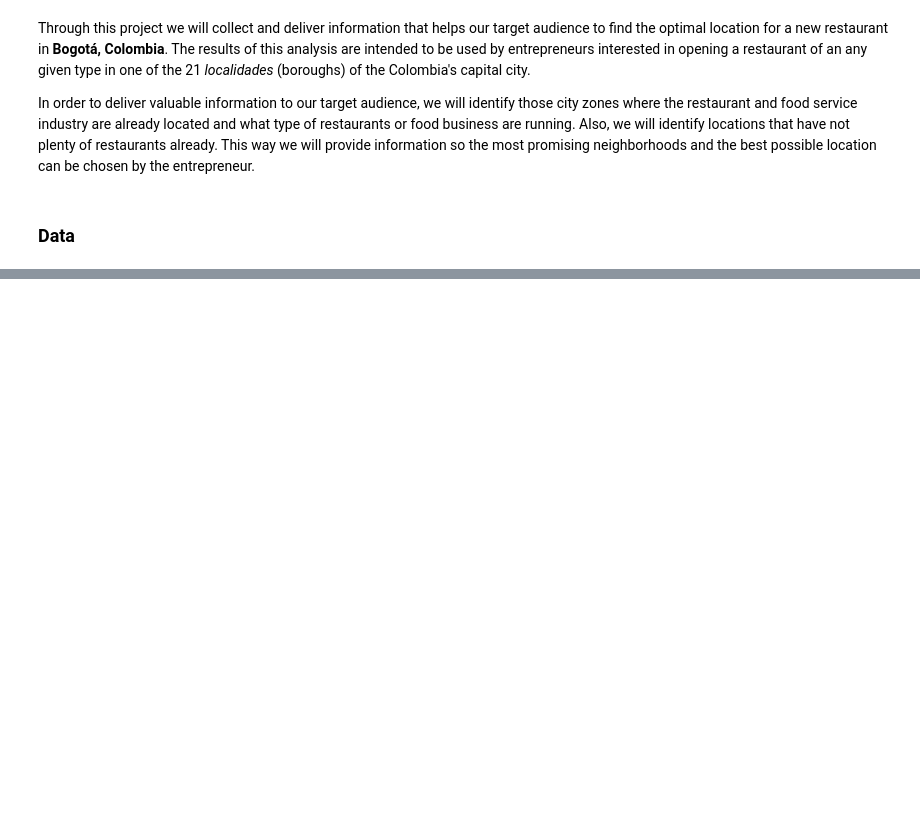
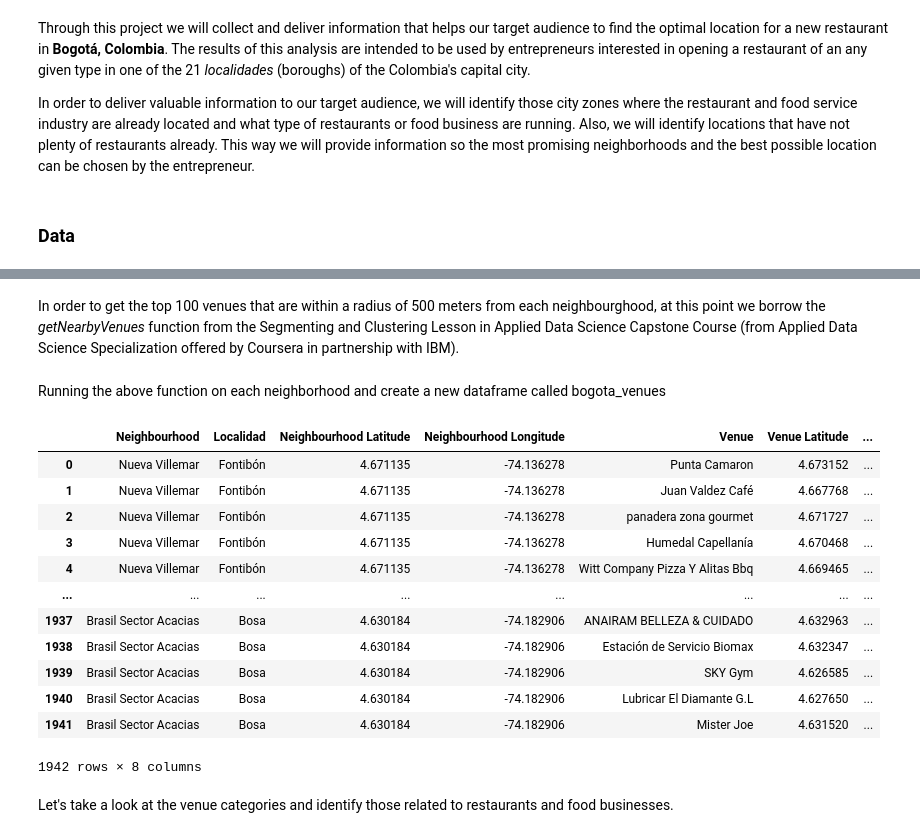
Before and after one commit to ocampodav/Coursera_Capstone, a Jupyter notebook: Capstone Project - The Battle of the Neighborhoods.ipynb, the cells around one changed output, grey strips where cells are left out. Saved outputs shown, nothing was run; the diff lists cells and outputs as text; code cells hidden in the pictures; blank space fills up the shorter version.

```diff
--- a/Capstone Project - The Battle of the Neighborhoods.ipynb
+++ b/Capstone Project - The Battle of the Neighborhoods.ipynb
@@ -27,0 +186,4 @@ The data sources that will be used to generate the required information:
+# %%
+#renaming the columns for simplicity
+data_neighbourhoods.columns = ['Neighbourhood','Localidad', 'Latitude', 'Longitude']
+data_neighbourhoods.head()
@@ -27,0 +199,3 @@ The data sources that will be used to generate the required information:
+# %%
+data_neighbourhoods = data_neighbourhoods.sample(n = 250, random_state = 1)
+data_neighbourhoods.reset_index(inplace= True , drop=True)
@@ -27,0 +229,2 @@ The data sources that will be used to generate the required information:
+# %% [markdown]
+In order to get the top 100 venues that are within a radius of 500 meters from each neighbourghood, at this point we borrow the _getNearbyVenues_ function from the Segmenting and Clustering Lesson in Applied Data Science Capstone Course (from Applied Data Science Specialization offered by Coursera in partnership with IBM).
@@ -27,0 +272,2 @@ The data sources that will be used to generate the required information:
+# %% [markdown]
+Running the above function on each neighborhood and create a new dataframe called bogota_venues
@@ -27,0 +280,18 @@ The data sources that will be used to generate the required information:
+# %%
+bogota_venues
+# %% [output]
+|  | Neighbourhood | Localidad | Neighbourhood Latitude | Neighbourhood Longitude | Venue | Venue Latitude | ... |
+| 0 | Nueva Villemar | Fontibón | 4.671135 | -74.136278 | Punta Camaron | 4.673152 | ... |
+| 1 | Nueva Villemar | Fontibón | 4.671135 | -74.136278 | Juan Valdez Café | 4.667768 | ... |
+| 2 | Nueva Villemar | Fontibón | 4.671135 | -74.136278 | panadera zona gourmet | 4.671727 | ... |
+| 3 | Nueva Villemar | Fontibón | 4.671135 | -74.136278 | Humedal Capellanía | 4.670468 | ... |
+| 4 | Nueva Villemar | Fontibón | 4.671135 | -74.136278 | Witt Company Pizza Y Alitas Bbq | 4.669465 | ... |
+| ... | ... | ... | ... | ... | ... | ... | ... |
+| 1937 | Brasil Sector Acacias | Bosa | 4.630184 | -74.182906 | ANAIRAM BELLEZA & CUIDADO | 4.632963 | ... |
+| 1938 | Brasil Sector Acacias | Bosa | 4.630184 | -74.182906 | Estación de Servicio Biomax | 4.632347 | ... |
+| 1939 | Brasil Sector Acacias | Bosa | 4.630184 | -74.182906 | SKY Gym | 4.626585 | ... |
+| 1940 | Brasil Sector Acacias | Bosa | 4.630184 | -74.182906 | Lubricar El Diamante G.L | 4.627650 | ... |
+| 1941 | Brasil Sector Acacias | Bosa | 4.630184 | -74.182906 | Mister Joe | 4.631520 | ... |
+1942 rows × 8 columns
+# %% [markdown]
+Let's take a look at the venue categories and identify those related to restaurants and food businesses.
```
Also changed, not shown: parts of 110 cells of this notebook.
